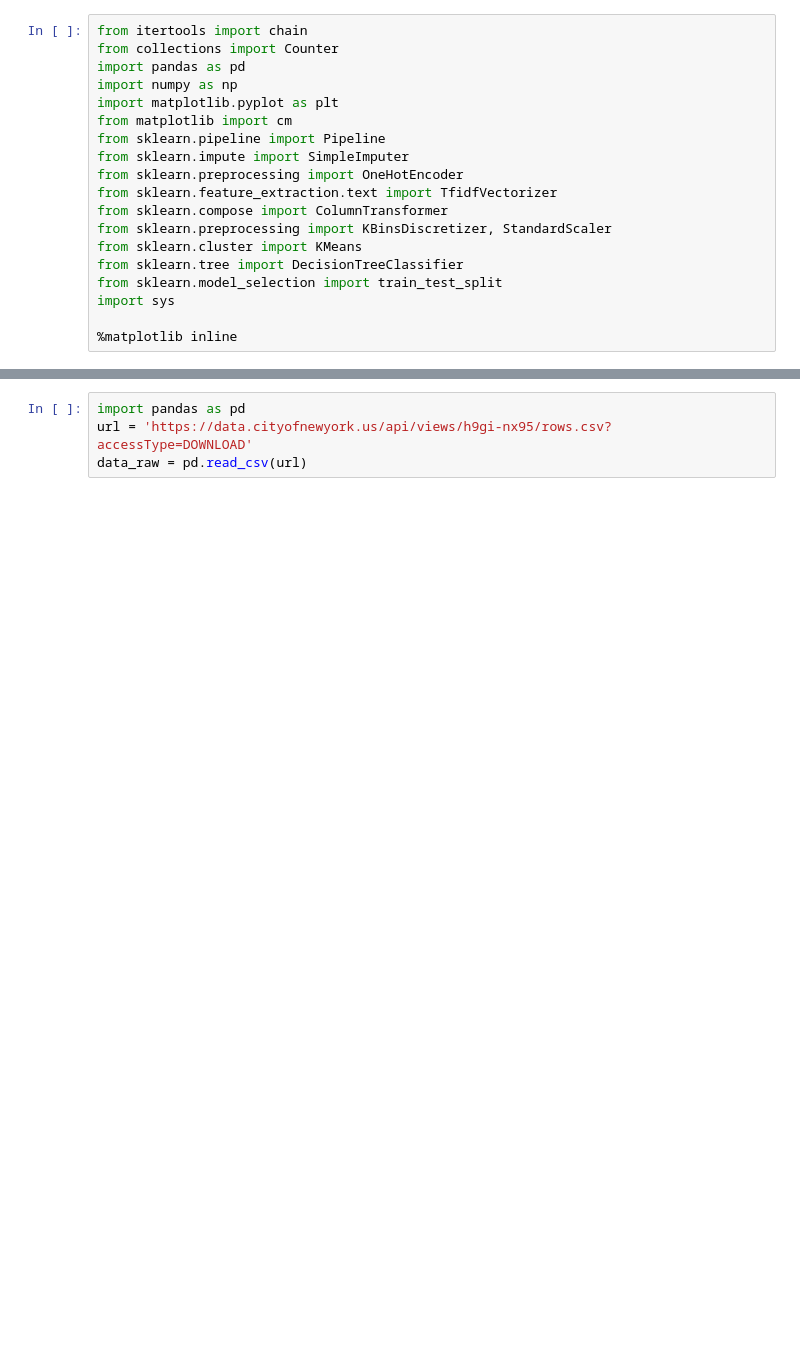
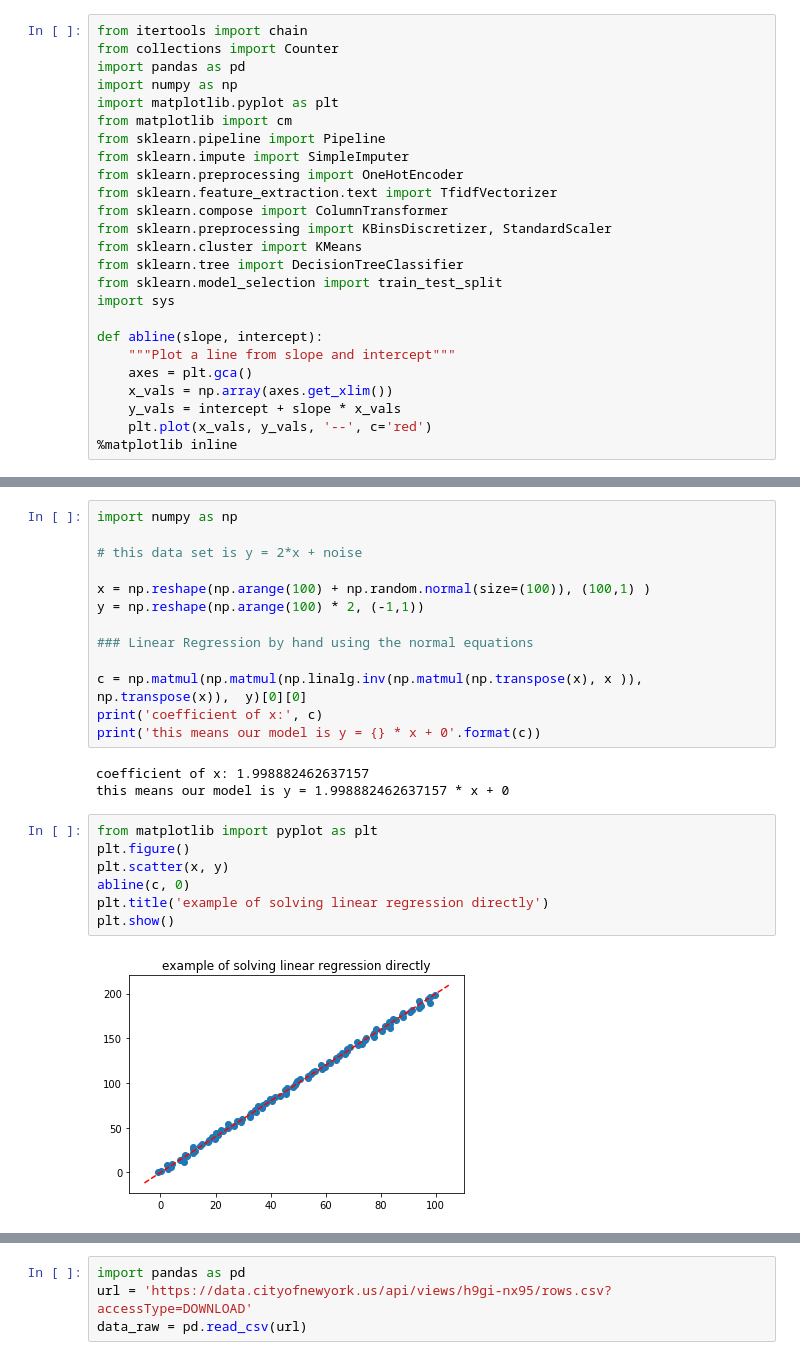
Before and after one commit to mdavis29/DataScience101, a Jupyter notebook: LinearRegression.ipynb, the cells around one changed output, grey strips where cells are left out. Drawn from its saved outputs; the diff is of its cells as text; blank space fills up the shorter version.

Commit message:
added linear regression updates

```diff
--- a/LinearRegression.ipynb
+++ b/LinearRegression.ipynb
@@ -16,4 +16,10 @@ from sklearn.tree import DecisionTreeClassifier
 from sklearn.model_selection import train_test_split
 import sys
 
+def abline(slope, intercept):
+    """Plot a line from slope and intercept"""
+    axes = plt.gca()
+    x_vals = np.array(axes.get_xlim())
+    y_vals = intercept + slope * x_vals
+    plt.plot(x_vals, y_vals, '--', c='red')
 %matplotlib inline
@@ -21,0 +40,25 @@ import sys
+# %%
+import numpy as np
+
+# this data set is y = 2*x + noise
+
+x = np.reshape(np.arange(100) + np.random.normal(size=(100)), (100,1) )
+y = np.reshape(np.arange(100) * 2, (-1,1))
+
+### Linear Regression by hand using the normal equations
+
+c = np.matmul(np.matmul(np.linalg.inv(np.matmul(np.transpose(x), x )),   np.transpose(x)),  y)[0][0]
+print('coefficient of x:', c)
+print('this means our model is y = {} * x + 0'.format(c))
+# %% [output]
+coefficient of x: 1.998882462637157
+this means our model is y = 1.998882462637157 * x + 0
+# %%
+from matplotlib import pyplot as plt
+plt.figure()
+plt.scatter(x, y)
+abline(c, 0)
+plt.title('example of solving linear regression directly')
+plt.show()
+# %% [output]
+[figure, added]
```
Also changed, not shown: parts of 18 cells of this notebook.
